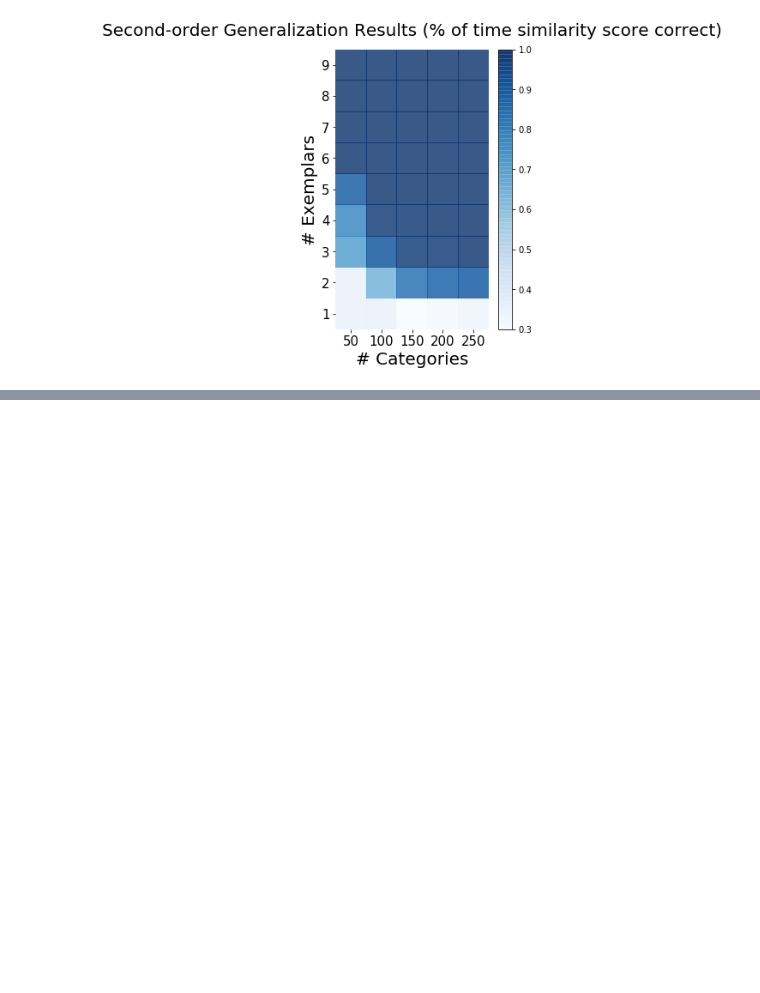
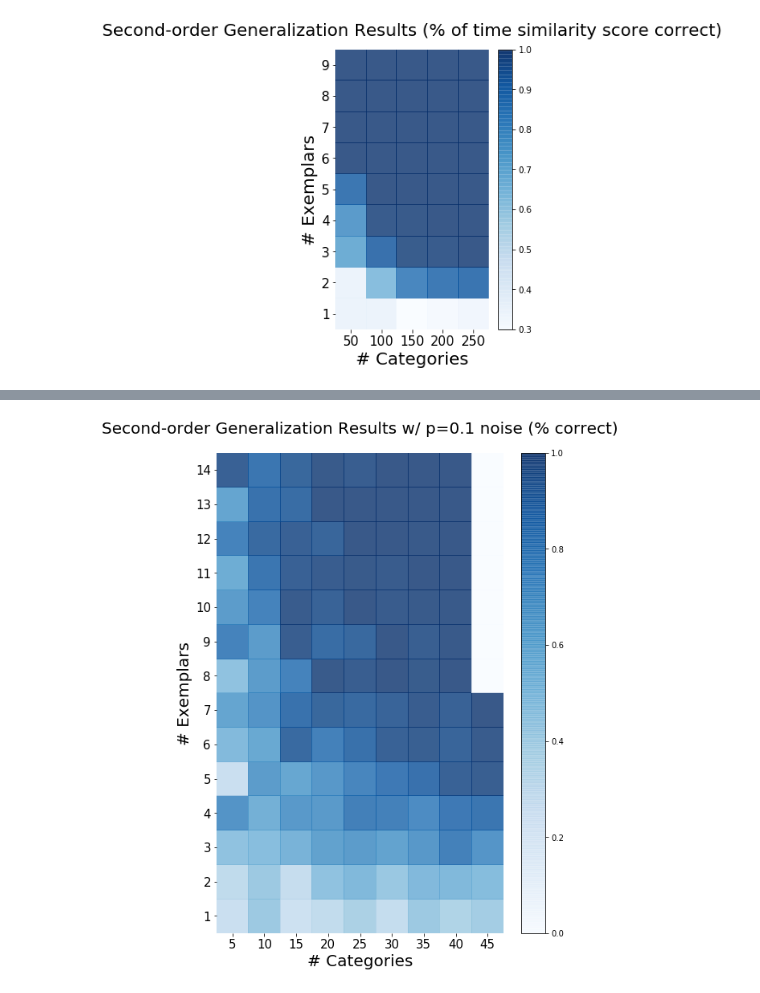
Before and after one commit to rfeinman/learning-to-learn, a Jupyter notebook: notebooks/heatmap.ipynb, the cells around one changed output, grey strips where cells are left out. Saved outputs shown, nothing was run; the diff lists cells and outputs as text; code cells hidden in the pictures; blank space fills up the shorter version.

```diff
--- a/notebooks/heatmap.ipynb
+++ b/notebooks/heatmap.ipynb
@@ -85,0 +114,6 @@ plot_heatmap(df_second2,
+# %%
+plot_heatmap(df_second_noise.fillna(value=0),
+             'Second-order Generalization Results w/ p=0.1 noise (% correct)',
+             size=(8,11))
+# %% [output]
+[figure, added]
```
Also changed, not shown: parts of 10 cells of this notebook, 24 other files.
